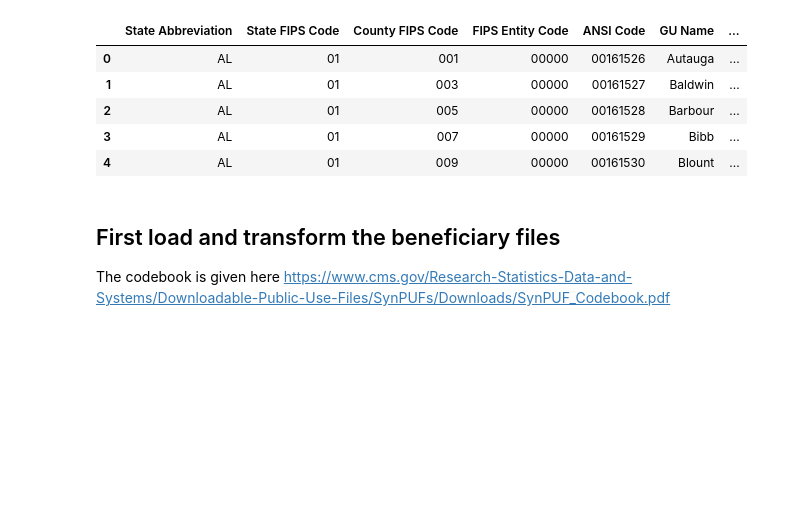
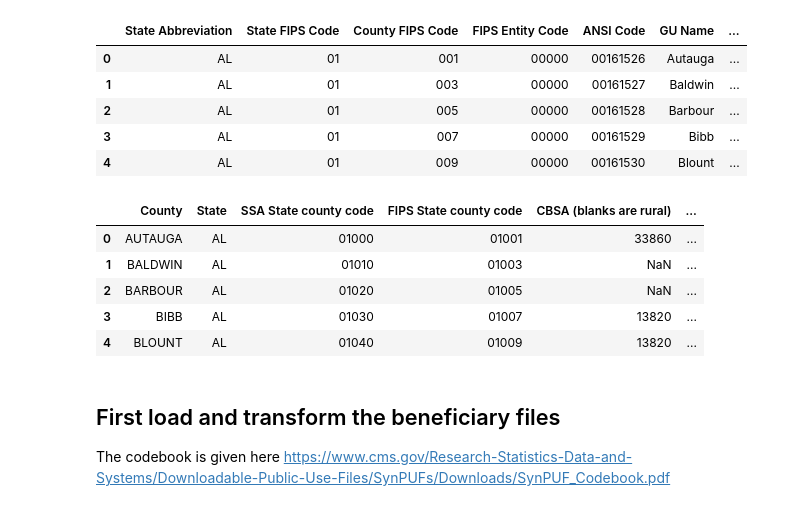
Before and after one commit to doolingdavid/synpuf, a Jupyter notebook: parsing.ipynb, the cells around one changed output. Cells and saved outputs as stored; diff of their text form; code cells hidden in the pictures; blank space fills up the shorter version.

```diff
--- a/parsing.ipynb
+++ b/parsing.ipynb
@@ -91,6 +91,22 @@ dfplace.head()
 | 2 | AL | 01 | 005 | 00000 | 00161528 | Barbour | ... |
 | 3 | AL | 01 | 007 | 00000 | 00161529 | Bibb | ... |
 | 4 | AL | 01 | 009 | 00000 | 00161530 | Blount | ... |
+# %%
+dfssa = pd.read_table('http://www.nber.org/ssa-fips-state-county-crosswalk/CBSAtoCountycrosswalk_FY13.txt',
+                     dtype={'SSA State county code': object,
+                           'FIPS State county code': object})
+# %%
+dfelev = pd.merge(dfssa, dfplace, left_on='FIPS State county code',
+                 right_on='FIPScombo')
+# %%
+dfelev.head()
+# %% [output]
+|  | County | State | SSA State county code | FIPS State county code | CBSA (blanks are rural) | ... |
+| 0 | AUTAUGA | AL | 01000 | 01001 | 33860 | ... |
+| 1 | BALDWIN | AL | 01010 | 01003 | NaN | ... |
+| 2 | BARBOUR | AL | 01020 | 01005 | NaN | ... |
+| 3 | BIBB | AL | 01030 | 01007 | 13820 | ... |
+| 4 | BLOUNT | AL | 01040 | 01009 | 13820 | ... |
 # %% [markdown]
 ## First load and transform the beneficiary files
 
```
Also changed, not shown: parts of 22 cells of this notebook.
